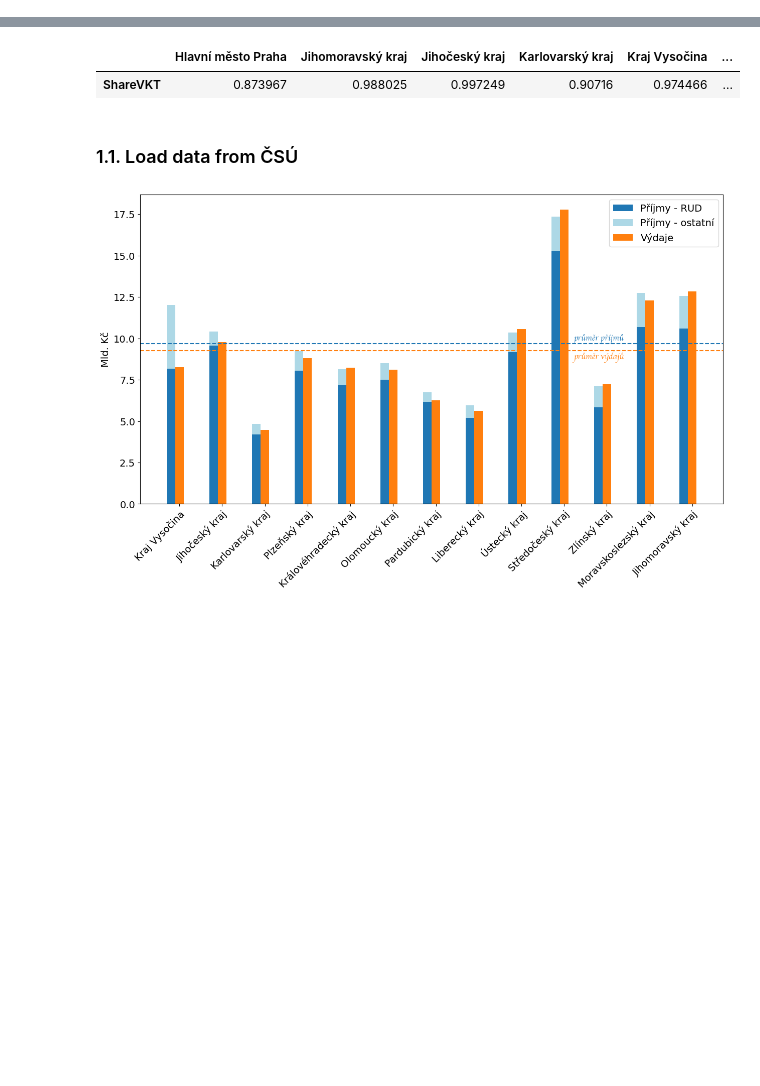
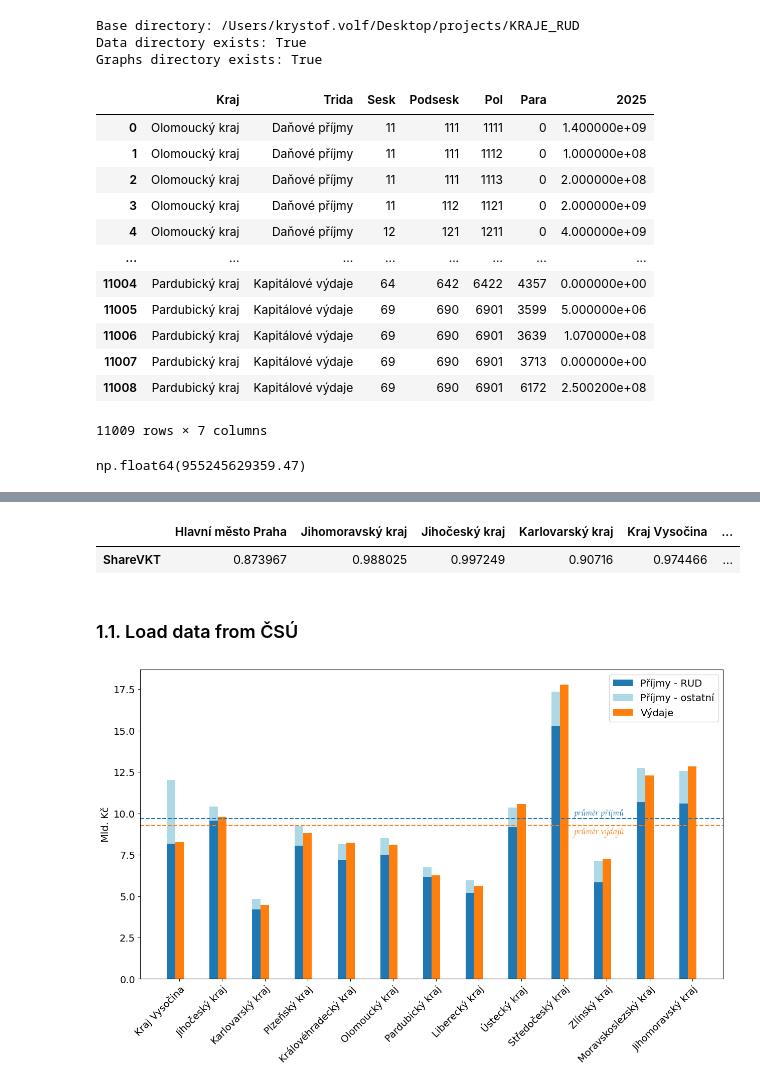
Before and after one commit to KrystofVVV/kraje_RUD, a Jupyter notebook: Untitled-1.ipynb, the cells around one changed output, grey strips where cells are left out. Drawn from its saved outputs; the diff is of its cells as text; code cells hidden in the pictures; blank space fills up the shorter version.

```diff
--- a/Untitled-1.ipynb
+++ b/Untitled-1.ipynb
@@ -7,6 +7,36 @@ import matplotlib.colors as mcolors
 import matplotlib.ticker as mtick
 import pandas as pd
 import numpy as np
+# %%
+# Configuration and utility functions
+import os
+import warnings
+from pathlib import Path
+
+# Suppress openpyxl warnings for cleaner output
+warnings.filterwarnings('ignore', category=UserWarning, module='openpyxl')
+
+# Define base paths
+BASE_DIR = Path.cwd()
+DATA_2025_DIR = BASE_DIR / "data_2025"
+GRAPHS_DIR = BASE_DIR / "graphs"
+
+# Create graphs directory if it doesn't exist
+GRAPHS_DIR.mkdir(exist_ok=True)
+
+# Utility function to check file existence
+def check_file_exists(filepath):
+    if not Path(filepath).exists():
+        raise FileNotFoundError(f"Required file not found: {filepath}")
+    return filepath
+
+print(f"Base directory: {BASE_DIR}")
+print(f"Data directory exists: {DATA_2025_DIR.exists()}")
+print(f"Graphs directory exists: {GRAPHS_DIR.exists()}")
+# %% [output]
+Base directory: /Users/krystof.volf/Desktop/projects/KRAJE_RUD
+Data directory exists: True
+Graphs directory exists: True
 # %%
 #### load 2025data from statnipokladna
 df1=pd.read_excel("data_2025/2025_1.xlsx",header=5,sheet_name="MON1TOR EXPORT")
@@ -55,6 +85,22 @@ df24=df24.loc[:,df24cols.keys()].copy()
 df24.columns=df24cols.values()
 b=df24["2025"].sum()
 if a!=b: raise (ValueError) #sum of výdaje holds
+# %%
+df24
+# %% [output]
+|  | Kraj | Trida | Sesk | Podsesk | Pol | Para | 2025 |
+| 0 | Olomoucký kraj | Daňové příjmy | 11 | 111 | 1111 | 0 | 1.400000e+09 |
+| 1 | Olomoucký kraj | Daňové příjmy | 11 | 111 | 1112 | 0 | 1.000000e+08 |
+| 2 | Olomoucký kraj | Daňové příjmy | 11 | 111 | 1113 | 0 | 2.000000e+08 |
+| 3 | Olomoucký kraj | Daňové příjmy | 11 | 112 | 1121 | 0 | 2.000000e+09 |
+| 4 | Olomoucký kraj | Daňové příjmy | 12 | 121 | 1211 | 0 | 4.000000e+09 |
+| ... | ... | ... | ... | ... | ... | ... | ... |
+| 11004 | Pardubický kraj | Kapitálové výdaje | 64 | 642 | 6422 | 4357 | 0.000000e+00 |
+| 11005 | Pardubický kraj | Kapitálové výdaje | 69 | 690 | 6901 | 3599 | 5.000000e+06 |
+| 11006 | Pardubický kraj | Kapitálové výdaje | 69 | 690 | 6901 | 3639 | 1.070000e+08 |
+| 11007 | Pardubický kraj | Kapitálové výdaje | 69 | 690 | 6901 | 3713 | 0.000000e+00 |
+| 11008 | Pardubický kraj | Kapitálové výdaje | 69 | 690 | 6901 | 6172 | 2.500200e+08 |
+11009 rows × 7 columns
 # %%
 #### load 2014-2023data from statnipokladna
 df1=pd.read_excel("data_2025/2015-2024_1.xlsx",header=6,sheet_name="MON1TOR EXPORT")
@@ -99,6 +145,10 @@ df14.columns=list(df14cols.values())+years_list
 df14=df14.groupby(["Kraj","Trida","Sesk","Podsesk","Pol","Para"]).sum().reset_index()
 b=df14["2024"].sum()
 if int(a)!=int(b): raise (ValueError) #sum of výdaje holds
+# %%
+a
+# %% [output]
+np.float64(955245629359.47)
 # %%
 ### merge the two data
 df=df14.merge(df24,how="outer",validate="one_to_one").copy()
```
Also changed, not shown: parts of 4 cells of this notebook, 26 other files.
